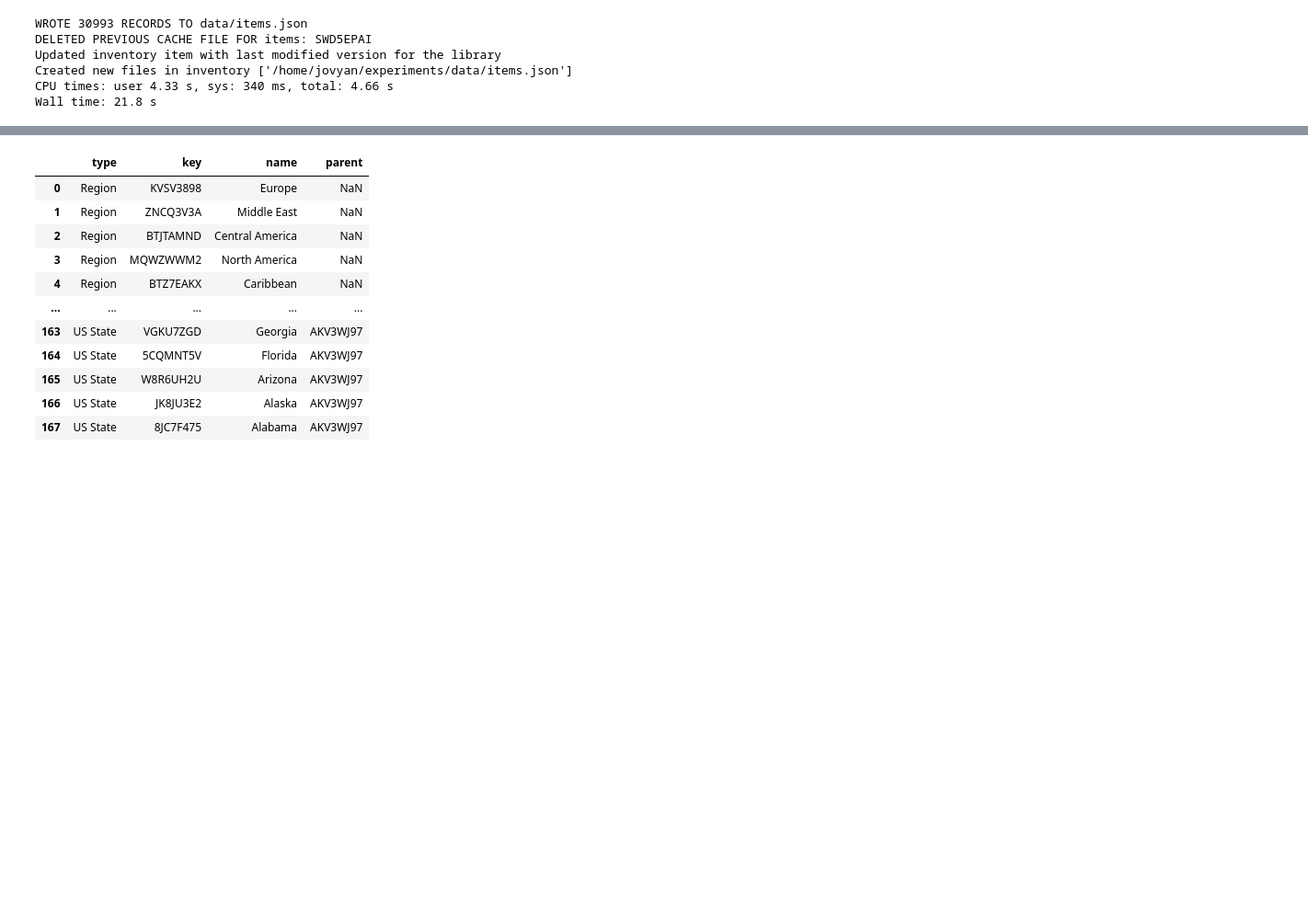
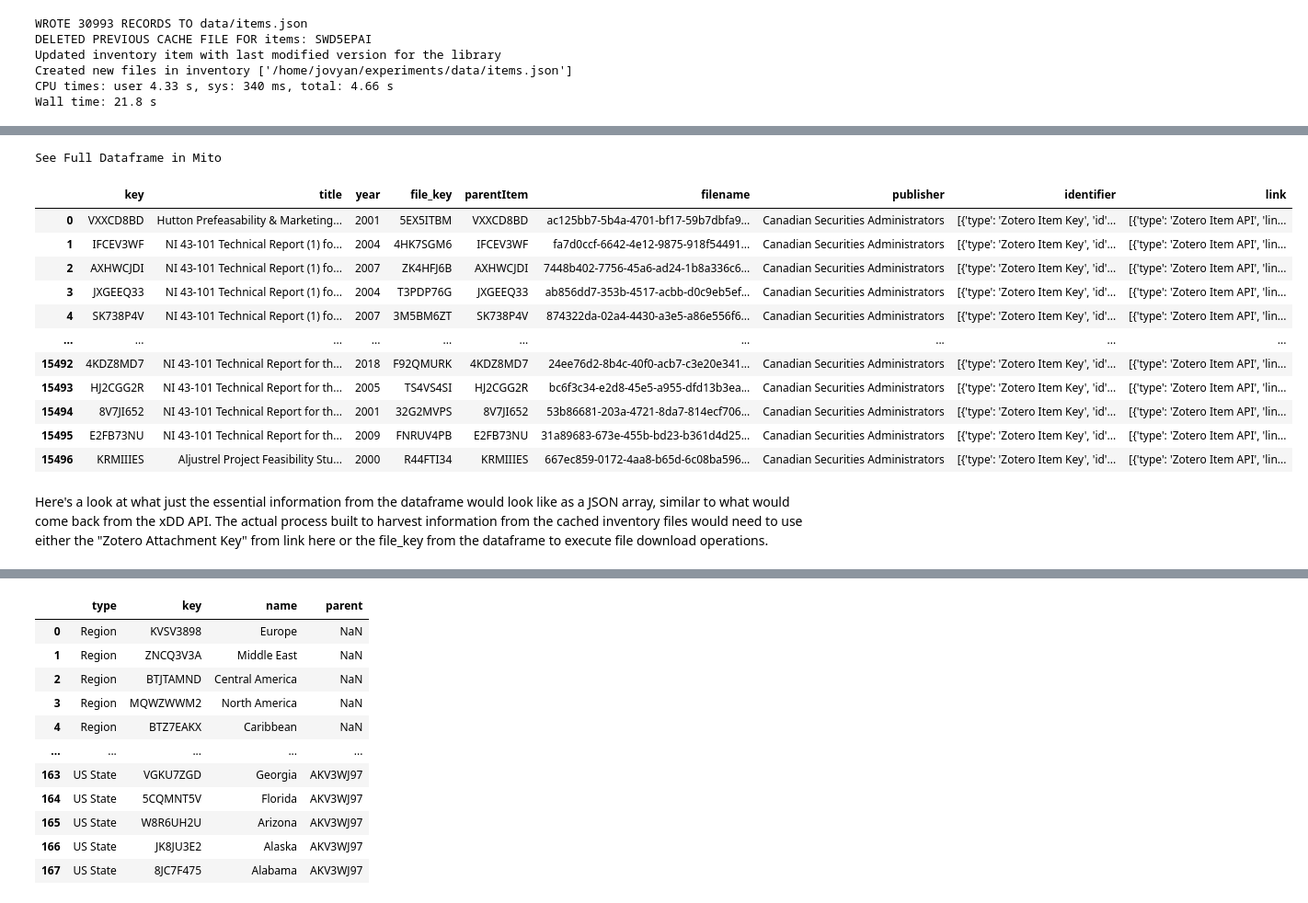
Before and after one commit to skybristol/experiments, a Jupyter notebook: Zotero Library Harvest.ipynb, the cells around one changed output, grey strips where cells are left out. Shown at 92% size. Drawn from its saved outputs; the diff is of its cells as text; code cells hidden in the pictures; blank space fills up the shorter version.

Commit message:
Additions to Zotero processing codes
Worked through to the point of a reasonable start on piping content through to xDD

```diff
--- a/Zotero Library Harvest.ipynb
+++ b/Zotero Library Harvest.ipynb
@@ -79,15 +84,16 @@ def load_df_inventory(raw_inventory):
     inventory = {}
     for k,v in raw_inventory.items():
         if k == "tags":
-            inventory["tags"] = pd.DataFrame([
+            df_tags = pd.DataFrame([
                 {
                     "tag": i,
                     "type": i.split(":")[0],
                     "value": i.split(":")[-1]
                 } for i in v if ":" in i
             ])
+            inventory["tags"] = df_tags.convert_dtypes()
         elif k in ["items","collections"]:
-            inventory[k] = pd.DataFrame([i["data"] for i in v])
+            inventory[k] = pd.DataFrame([i["data"] for i in v]).convert_dtypes()
 
     return inventory
 # %%
@@ -297,0 +349,67 @@ Note: We did do some normalization work in our process of building out the Zoter
+# %%
+def build_identifier(record):
+    identifiers = []
+    identifiers.append({
+        "type": "Zotero Item Key",
+        "id": record.key
+    })
+    identifiers.append({
+        "type": "Zotero Attachment Key",
+        "id": record.file_key
+    })
+    return identifiers
+
+def build_link(record):
+    links = []
+    links.append({
+        "type": "Zotero Item API",
+        "link": f"https://api.zotero.org/groups/{zotero_library_id}/items/{record.key}"
+    })
+    links.append({
+        "type": "Zotero Attachment API",
+        "link": f"https://api.zotero.org/groups/{zotero_library_id}/items/{record.file_key}"
+    })
+    links.append({
+        "type": "Zotero Item Link",
+        "link": f"https://www.zotero.org/groups/{zotero_library_id}/items/{record.key}"
+    })
+    links.append({
+        "type": "Zotero Item Link",
+        "link": f"https://www.zotero.org/groups/{zotero_library_id}/items/{record.key}/attachment/{record.file_key}"
+    })
+    return links
+
+i = df_inventory["items"]
+
+reports = i[i.itemType == "report"][["key","title","date"]].rename(columns={"date":"year"}).copy()
+files = i[i.itemType == "attachment"][["key","parentItem","filename"]].rename(columns={"key": "file_key"}).copy()
+
+xdd_feed = pd.merge(
+    left=reports,
+    right=files,
+    how="left",
+    left_on="key",
+    right_on="parentItem"
+)
+
+xdd_feed["publisher"] = "Canadian Securities Administrators"
+xdd_feed["identifier"] = xdd_feed.apply(lambda x: build_identifier(x), axis=1)
+xdd_feed["link"] = xdd_feed.apply(lambda x: build_link(x), axis=1)
+
+xdd_feed
+# %% [output]
+See Full Dataframe in Mito
+|  | key | title | year | file_key | parentItem | filename | publisher | identifier | link |
+| 0 | VXXCD8BD | Hutton Prefeasability & Marketing... | 2001 | 5EX5ITBM | VXXCD8BD | ac125bb7-5b4a-4701-bf17-59b7dbfa9... | Canadian Securities Administrators | [{'type': 'Zotero Item Key', 'id'... | [{'type': 'Zotero Item API', 'lin... |
+| 1 | IFCEV3WF | NI 43-101 Technical Report (1) fo... | 2004 | 4HK7SGM6 | IFCEV3WF | fa7d0ccf-6642-4e12-9875-918f54491... | Canadian Securities Administrators | [{'type': 'Zotero Item Key', 'id'... | [{'type': 'Zotero Item API', 'lin... |
+| 2 | AXHWCJDI | NI 43-101 Technical Report (1) fo... | 2007 | ZK4HFJ6B | AXHWCJDI | 7448b402-7756-45a6-ad24-1b8a336c6... | Canadian Securities Administrators | [{'type': 'Zotero Item Key', 'id'... | [{'type': 'Zotero Item API', 'lin... |
+| 3 | JXGEEQ33 | NI 43-101 Technical Report (1) fo... | 2004 | T3PDP76G | JXGEEQ33 | ab856dd7-353b-4517-acbb-d0c9eb5ef... | Canadian Securities Administrators | [{'type': 'Zotero Item Key', 'id'... | [{'type': 'Zotero Item API', 'lin... |
+| 4 | SK738P4V | NI 43-101 Technical Report (1) fo... | 2007 | 3M5BM6ZT | SK738P4V | 874322da-02a4-4430-a3e5-a86e556f6... | Canadian Securities Administrators | [{'type': 'Zotero Item Key', 'id'... | [{'type': 'Zotero Item API', 'lin... |
+| ... | ... | ... | ... | ... | ... | ... | ... | ... | ... |
+| 15492 | 4KDZ8MD7 | NI 43-101 Technical Report for th... | 2018 | F92QMURK | 4KDZ8MD7 | 24ee76d2-8b4c-40f0-acb7-c3e20e341... | Canadian Securities Administrators | [{'type': 'Zotero Item Key', 'id'... | [{'type': 'Zotero Item API', 'lin... |
+| 15493 | HJ2CGG2R | NI 43-101 Technical Report for th... | 2005 | TS4VS4SI | HJ2CGG2R | bc6f3c34-e2d8-45e5-a955-dfd13b3ea... | Canadian Securities Administrators | [{'type': 'Zotero Item Key', 'id'... | [{'type': 'Zotero Item API', 'lin... |
+| 15494 | 8V7JI652 | NI 43-101 Technical Report for th... | 2001 | 32G2MVPS | 8V7JI652 | 53b86681-203a-4721-8da7-814ecf706... | Canadian Securities Administrators | [{'type': 'Zotero Item Key', 'id'... | [{'type': 'Zotero Item API', 'lin... |
+| 15495 | E2FB73NU | NI 43-101 Technical Report for th... | 2009 | FNRUV4PB | E2FB73NU | 31a89683-673e-455b-bd23-b361d4d25... | Canadian Securities Administrators | [{'type': 'Zotero Item Key', 'id'... | [{'type': 'Zotero Item API', 'lin... |
+| 15496 | KRMIIIES | Aljustrel Project Feasibility Stu... | 2000 | R44FTI34 | KRMIIIES | 667ec859-0172-4aa8-b65d-6c08ba596... | Canadian Securities Administrators | [{'type': 'Zotero Item Key', 'id'... | [{'type': 'Zotero Item API', 'lin... |
+# %% [markdown]
+Here's a look at what just the essential information from the dataframe would look like as a JSON array, similar to what would come back from the xDD API. The actual process built to harvest information from the cached inventory files would need to use either the "Zotero Attachment Key" from link here or the file_key from the dataframe to execute file download operations.
```
Also changed, not shown: parts of 26 cells of this notebook.
